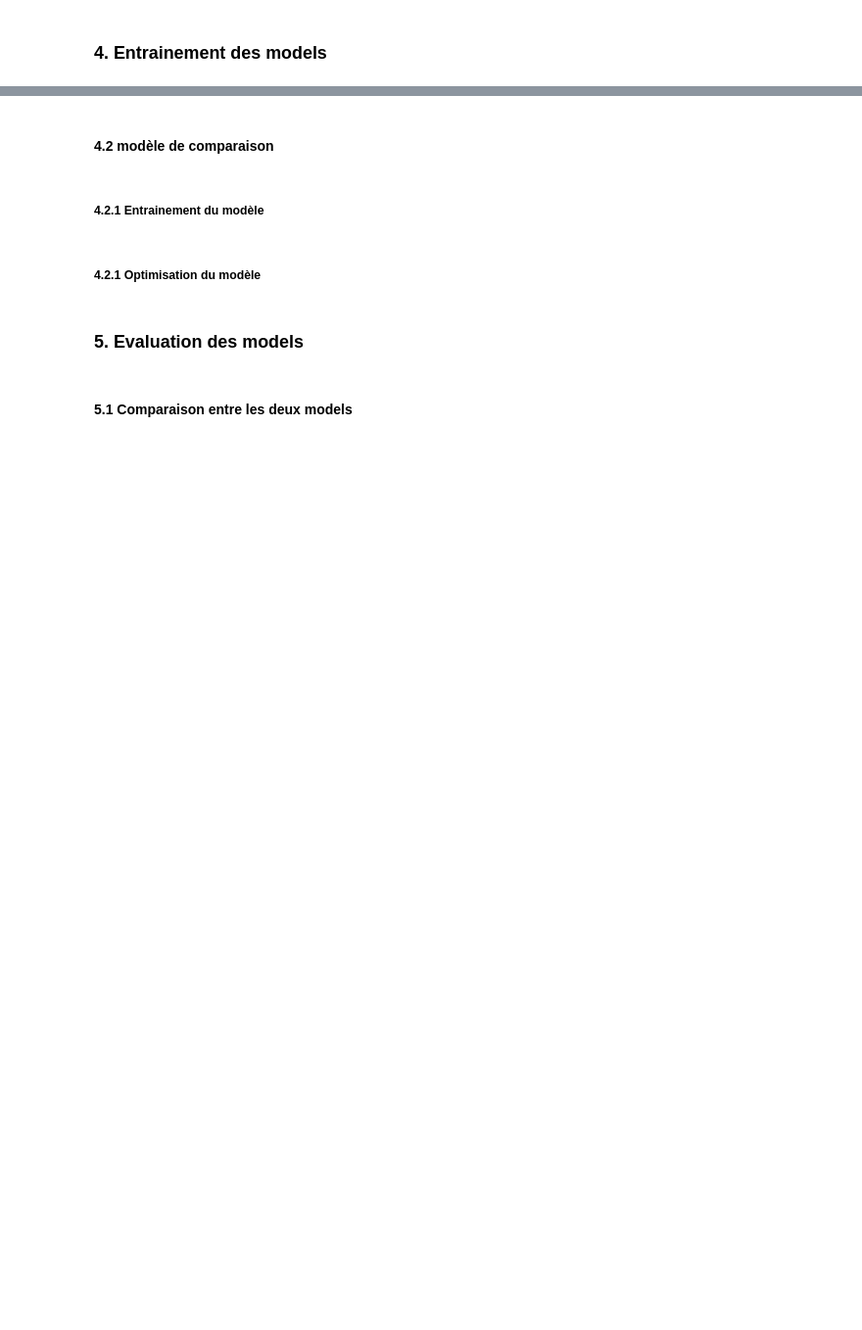
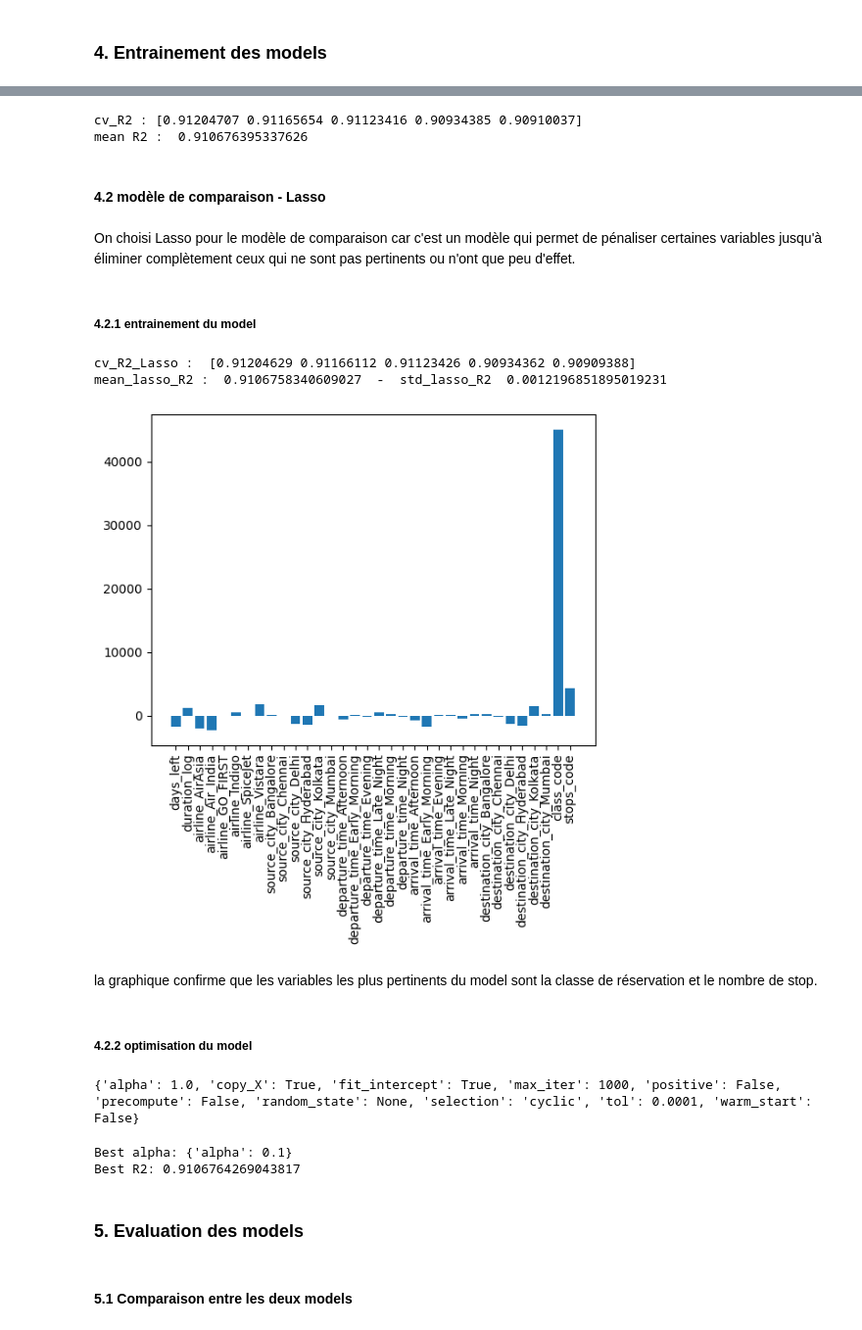
Before and after one commit to Tahina-Razaf/Booking_India, a Jupyter notebook: Booking_India_analysis.ipynb, the cells around one changed output, grey strips where cells are left out. Shown at 98% size. Saved outputs shown, nothing was run; the diff lists cells and outputs as text; code cells hidden in the pictures; blank space fills up the shorter version.

Commit message:
après comparaison des deux models

```diff
--- a/Booking_India_analysis.ipynb
+++ b/Booking_India_analysis.ipynb
@@ -735,9 +739,73 @@ X_test.head()
+# %%
+#LinearRegression
+from sklearn.linear_model import LinearRegression
+from sklearn.metrics import mean_squared_error
+from sklearn.model_selection import cross_val_score
+linreg = LinearRegression()
+kf = 5
+
+cv_R2 = cross_val_score(linreg, X_train, y_train, cv=kf)
+print(f"cv_R2 : {cv_R2}")
+print("mean R2 : ", np.mean(cv_R2))
+
+###y_pred = linreg.predict(X_test)
+###R2 = linreg.score(X_test, y_test)
+###print(f"R2 = {R2}")
+###MSE = mean_squared_error (y_test, y_pred)
+###RMSE = MSE ** (1/2)
+###print(f"RMSE = {RMSE}")
+# %% [output]
+cv_R2 : [0.91204707 0.91165654 0.91123416 0.90934385 0.90910037]
+mean R2 :  0.910676395337626
 # %% [markdown]
-#### 4.2 modèle de comparaison
+#### 4.2 modèle de comparaison - Lasso
+# %% [markdown]
+On choisi Lasso pour le modèle de comparaison car c'est un modèle qui permet de pénaliser certaines variables jusqu'à éliminer complètement ceux qui ne sont pas pertinents ou n'ont que peu d'effet.
 # %% [markdown]
-##### 4.2.1 Entrainement du modèle
+##### 4.2.1 entrainement du model
+# %%
+from sklearn.linear_model import Lasso
+lasso = Lasso()
+kf = 5
+
+cv_R2_Lasso = cross_val_score(lasso, X_train, y_train, cv=kf)
+print("cv_R2_Lasso : ",cv_R2_Lasso )
+print("mean_lasso_R2 : ",np.mean(cv_R2_Lasso ), " - ", "std_lasso_R2 ", np.std(cv_R2_Lasso))
+# %% [output]
+cv_R2_Lasso :  [0.91204629 0.91166112 0.91123426 0.90934362 0.90909388]
+mean_lasso_R2 :  0.9106758340609027  -  std_lasso_R2  0.0012196851895019231
+# %%
+#visualisation des coefficient de lasso
+names = X_train.columns
+lasso_coef = lasso.fit(X_train, y_train).coef_
+plt.bar(names, lasso_coef)
+plt.xticks(rotation=90)
+plt.show()
+# %% [output]
+[figure, added]
+# %% [markdown]
+la graphique confirme que les variables les plus pertinents du model sont la classe de réservation et le nombre de stop.
 # %% [markdown]
-##### 4.2.1 Optimisation du modèle
+##### 4.2.2 optimisation du model
+# %%
+print(lasso.get_params())
+# %% [output]
+{'alpha': 1.0, 'copy_X': True, 'fit_intercept': True, 'max_iter': 1000, 'positive': False, 'precompute': False, 'random_state': None, 'selection': 'cyclic', 'tol': 0.0001, 'warm_start': False}
+# %%
+from sklearn.linear_model import Lasso
+from sklearn.model_selection import GridSearchCV
+
+lasso = Lasso(max_iter=10000)
+param_grid = {"alpha": [0.01, 0.1, 1, 10, 100]}
+
+lasso_gridCV = GridSearchCV(lasso, param_grid, cv=5)
+lasso_gridCV.fit(X_train, y_train)
+
+print("Best alpha:", lasso_gridCV.best_params_)
+print("Best R2:", lasso_gridCV.best_score_)
+# %% [output]
+Best alpha: {'alpha': 0.1}
+Best R2: 0.9106764269043817
 # %% [markdown]
 ### 5. Evaluation des models
 # %% [markdown]
```
Also changed, not shown: parts of 9 cells of this notebook, 1 other file.
